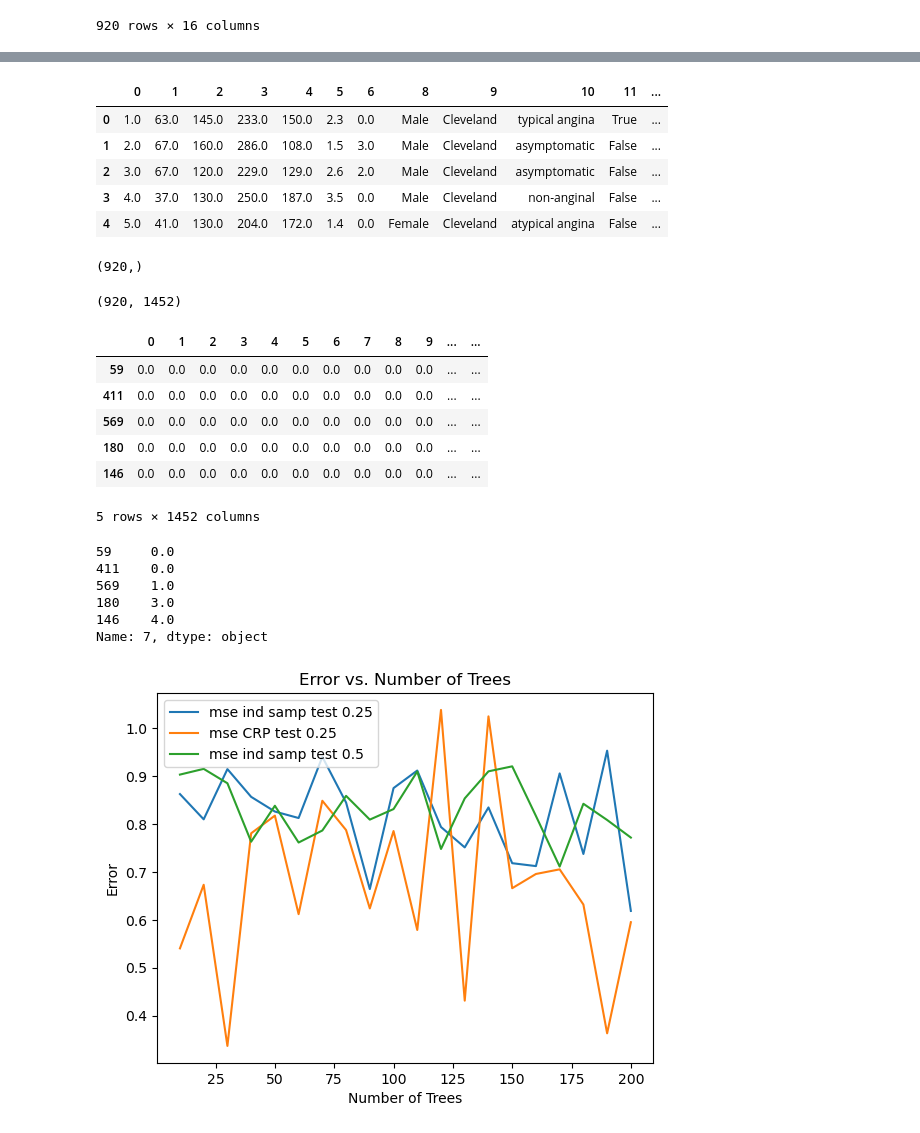
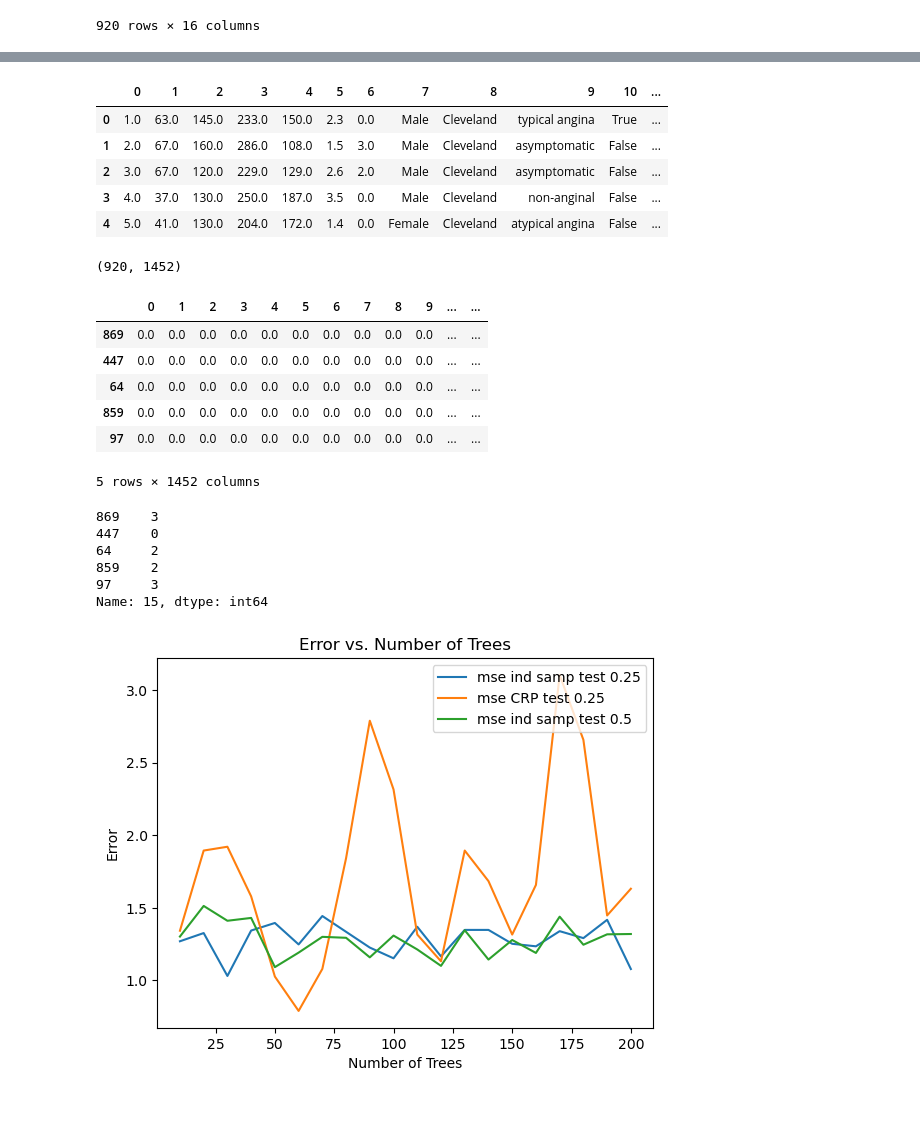
Before and after one commit to Vietgibhub/random_forest, a Jupyter notebook: random-forest-heart-disease-data.ipynb, the cells around one changed output, grey strips where cells are left out. Saved outputs shown, nothing was run; the diff lists cells and outputs as text; code cells hidden in the pictures.

Commit message:
Kaggle Notebook | Random forest for heart disease data | Version 2

```diff
--- a/random-forest-heart-disease-data.ipynb
+++ b/random-forest-heart-disease-data.ipynb
@@ -44,8 +44,8 @@ from sklearn.compose import ColumnTransformer #transfomer by cols
 numeric_imputer = SimpleImputer(strategy='mean')
 categorical_imputer = SimpleImputer(strategy='most_frequent')
 
-numeric_colunms =['id','age','trestbps','chol','thalch','oldpeak','ca','num']
-categorical_colunms = ['sex','dataset','cp','fbs','restecg','exang','slope','thal']
+numeric_colunms =['id','age','trestbps','chol','thalch','oldpeak','ca']
+categorical_colunms = ['sex','dataset','cp','fbs','restecg','exang','slope','thal','num']
 
 preprocessor = ColumnTransformer(
     transformers=[
@@ -65,18 +65,16 @@ imputed_data.head()
 # %%
-X = pd.concat([imputed_data.iloc[:, :7], imputed_data.iloc[:, 8:]], axis=1)
+X = imputed_data.iloc[:, :-1]
 X.head()
 # %% [output]
-|  | 0 | 1 | 2 | 3 | 4 | 5 | 6 | 8 | 9 | 10 | 11 | ... |
+|  | 0 | 1 | 2 | 3 | 4 | 5 | 6 | 7 | 8 | 9 | 10 | ... |
 | 0 | 1.0 | 63.0 | 145.0 | 233.0 | 150.0 | 2.3 | 0.0 | Male | Cleveland | typical angina | True | ... |
 | 1 | 2.0 | 67.0 | 160.0 | 286.0 | 108.0 | 1.5 | 3.0 | Male | Cleveland | asymptomatic | False | ... |
 | 2 | 3.0 | 67.0 | 120.0 | 229.0 | 129.0 | 2.6 | 2.0 | Male | Cleveland | asymptomatic | False | ... |
 | 3 | 4.0 | 37.0 | 130.0 | 250.0 | 187.0 | 3.5 | 0.0 | Male | Cleveland | non-anginal | False | ... |
 | 4 | 5.0 | 41.0 | 130.0 | 204.0 | 172.0 | 1.4 | 0.0 | Female | Cleveland | atypical angina | False | ... |
-# %%
-y = imputed_data.iloc[:,7]
-y.shape
-# %% [output]
-(920,)
+# %%
+y = imputed_data.iloc[:,-1]
+y = y.astype('int') #change type of y
 # %%
 from sklearn.preprocessing import OneHotEncoder #encode the categorical data
 encoder = OneHotEncoder(sparse_output=False)
@@ -117,27 +116,27 @@ resampled_X = X.loc[flat_list]
 resampled_X.head()
 # %% [output]
 |  | 0 | 1 | 2 | 3 | 4 | 5 | 6 | 7 | 8 | 9 | ... | ... |
-| 59 | 0.0 | 0.0 | 0.0 | 0.0 | 0.0 | 0.0 | 0.0 | 0.0 | 0.0 | 0.0 | ... | ... |
-| 411 | 0.0 | 0.0 | 0.0 | 0.0 | 0.0 | 0.0 | 0.0 | 0.0 | 0.0 | 0.0 | ... | ... |
-| 569 | 0.0 | 0.0 | 0.0 | 0.0 | 0.0 | 0.0 | 0.0 | 0.0 | 0.0 | 0.0 | ... | ... |
-| 180 | 0.0 | 0.0 | 0.0 | 0.0 | 0.0 | 0.0 | 0.0 | 0.0 | 0.0 | 0.0 | ... | ... |
-| 146 | 0.0 | 0.0 | 0.0 | 0.0 | 0.0 | 0.0 | 0.0 | 0.0 | 0.0 | 0.0 | ... | ... |
+| 869 | 0.0 | 0.0 | 0.0 | 0.0 | 0.0 | 0.0 | 0.0 | 0.0 | 0.0 | 0.0 | ... | ... |
+| 447 | 0.0 | 0.0 | 0.0 | 0.0 | 0.0 | 0.0 | 0.0 | 0.0 | 0.0 | 0.0 | ... | ... |
+| 64 | 0.0 | 0.0 | 0.0 | 0.0 | 0.0 | 0.0 | 0.0 | 0.0 | 0.0 | 0.0 | ... | ... |
+| 859 | 0.0 | 0.0 | 0.0 | 0.0 | 0.0 | 0.0 | 0.0 | 0.0 | 0.0 | 0.0 | ... | ... |
+| 97 | 0.0 | 0.0 | 0.0 | 0.0 | 0.0 | 0.0 | 0.0 | 0.0 | 0.0 | 0.0 | ... | ... |
 5 rows × 1452 columns
 # %%
 resampled_y = y.loc[resampled_X.index]
 resampled_y.head()
 # %% [output]
-59     0.0
-411    0.0
-569    1.0
-180    3.0
-146    4.0
-Name: 7, dtype: object
+869    3
+447    0
+64     2
+859    2
+97     3
+Name: 15, dtype: int64
 # %%
 from sklearn.metrics import mean_squared_error, mean_absolute_error
 import matplotlib.pyplot as plt
 from sklearn.model_selection import train_test_split
-from sklearn.ensemble import RandomForestRegressor
+from sklearn.ensemble import RandomForestClassifier
 
 def plot_metric_error(X, y, test_size=0.25,graph=''):
     mse_values = []
@@ -145,35 +144,35 @@ def plot_metric_error(X, y, test_size=0.25,graph=''):
     for n_estimators in range(10, 201, 10):
         # Split the data into training and validation sets
         train_X, val_X, train_y, val_y = train_test_split(X, y, test_size=test_size)
 
-        model = RandomForestRegressor(n_estimators=n_estimators, oob_score=True)
+        model = RandomForestClassifier(n_estimators=n_estimators, oob_score=True)
         model.fit(train_X, train_y)
 
         # Make predictions on the validation set
         val_pred = model.predict(val_X)
 
         # Calculate MSE and MAE
         mse = mean_squared_error(val_y, val_pred)
 
         # Append MSE and MAE to the respective lists
         mse_values.append(mse)
 
     # Plot OOB error
     plt.plot(range(10, 201, 10), mse_values, label="mse"+f'{graph}')
 # Call the function and plot all the curves in the same graph
 plt.xlabel('Number of Trees')
 plt.ylabel('Error')
 plt.title('Error vs. Number of Trees')
 
 plot_metric_error(X, y, test_size=0.25,graph=' ind samp test 0.25')
 plot_metric_error(resampled_X, resampled_y, test_size=0.25,graph=' CRP test 0.25')
 plot_metric_error(X, y, test_size=0.5,graph=' ind samp test 0.5')
 
 plt.legend()
 
 plt.show()
 # %% [output]
-[figure, old version]
+[figure, new version]
 # %%
 import matplotlib.pyplot as plt
 from sklearn.model_selection import train_test_split
```
Also changed, not shown: parts of 4 cells of this notebook.
